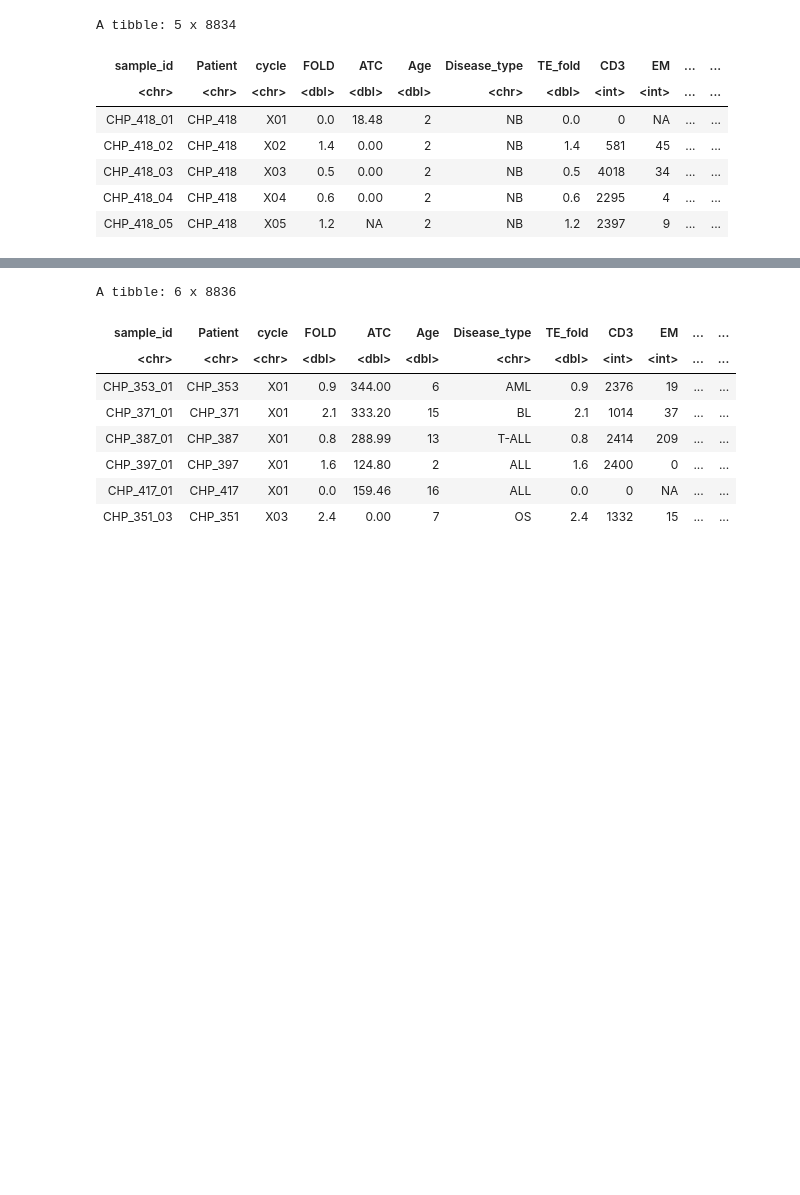
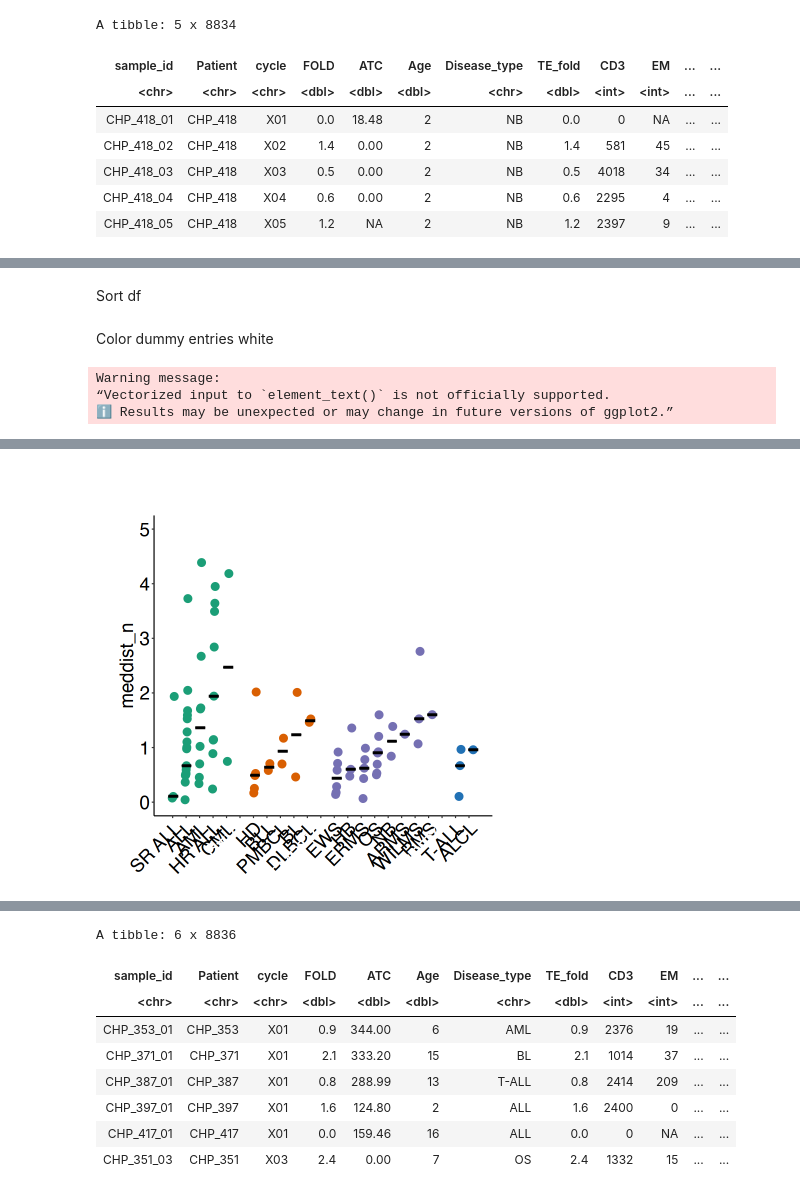
Before and after one commit to pughlab/ped_CapTCRseq, a Jupyter notebook: notebooks/25_PCA_samplefeatures_v2.ipynb, the cells around one changed output, grey strips where cells are left out. Cells and saved outputs as stored; diff of their text form; code cells hidden in the pictures; blank space fills up the shorter version.

```diff
--- a/notebooks/25_PCA_samplefeatures_v2.ipynb
+++ b/notebooks/25_PCA_samplefeatures_v2.ipynb
@@ -1084,0 +1111,8 @@ Warning message:
+# %%
+mymed <- median.cohorts.fx(mypatients, "meddist_n", "Disease_type")
+
+# include cancergroup column in mymed by matching group and Disease_type in mypatients
+mymed$cancergroup <- mypatients$cancergroup[match(mymed$group, mypatients$Disease_type)]
+# %%
+# order by cnacergroup then by media
+mymed <- mymed[order(mymed$cancergroup, mymed$median), ]
@@ -1084,0 +1141,6 @@ Warning message:
+# %% [markdown]
+Sort df
+# %%
+sorted.df.lst <- sort.df.fx(mypatients, mymed, "meddist_n", "Disease_type")
+# %% [markdown]
+Color dummy entries white
@@ -1084,0 +1160,9 @@ Warning message:
+# %%
+Sp <- Splot.fx(sorted.df.lst, "meddist_n", "cancergroup", group_col, "")
+# %% [output]
+Warning message:
+“Vectorized input to `element_text()` is not officially supported.
+ℹ Results may be unexpected or may change in future versions of ggplot2.”
+# %%
+Sp + ylim(c(0, 5))
+# %% [output]
@@ -1084,0 +1173 @@ Warning message:
+[figure, added]
```
Also changed, not shown: parts of 16 cells of this notebook, 6 other files.
